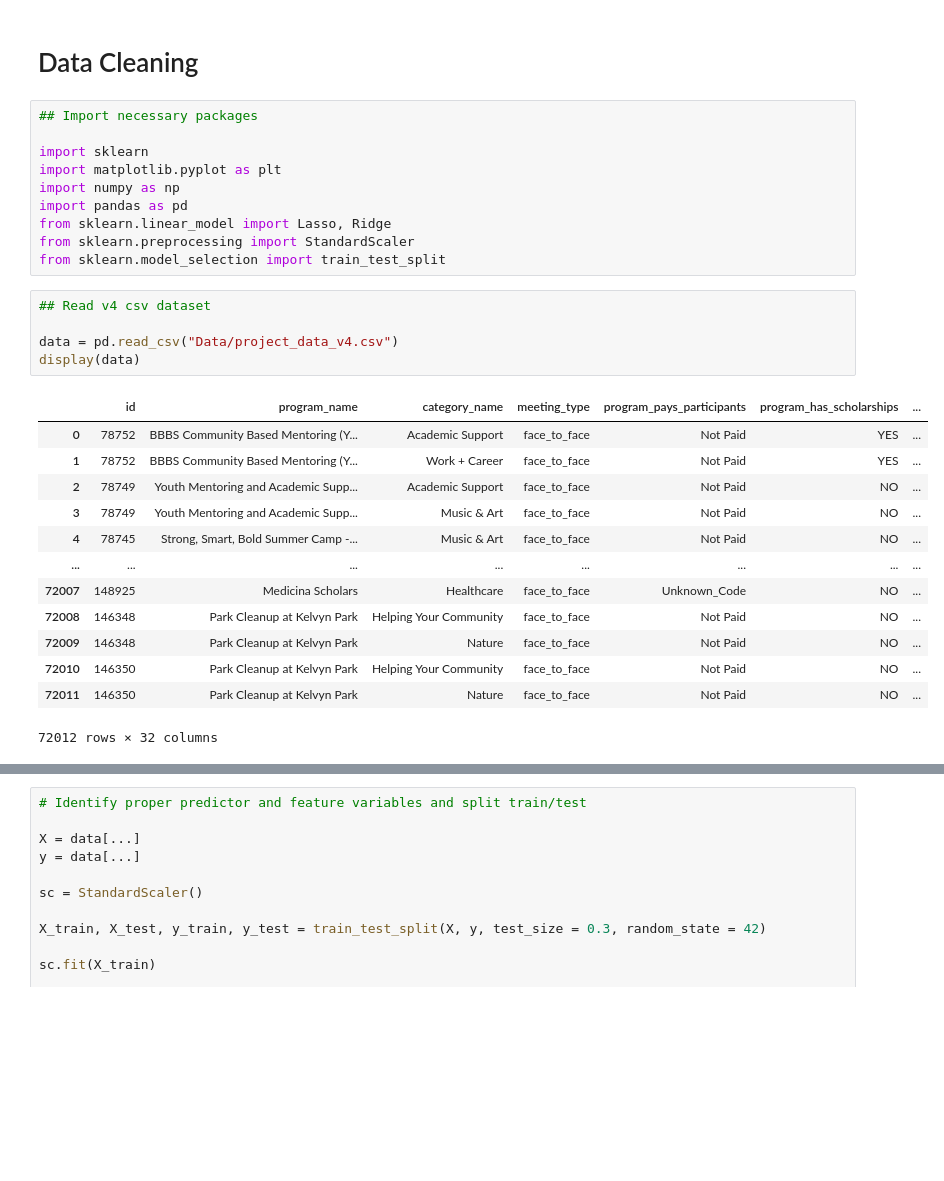
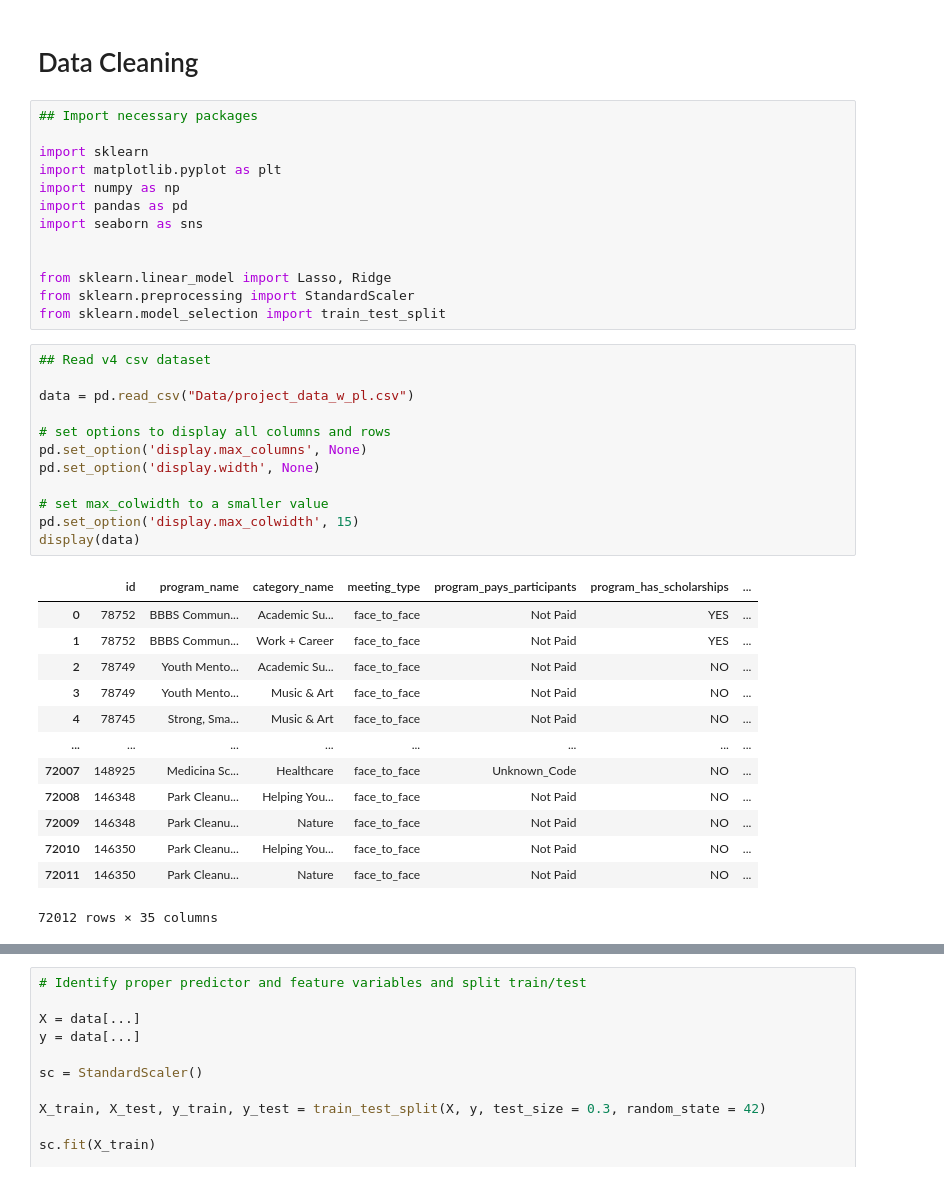
Before and after one commit to bpawlow/Stat390-Project, a Jupyter notebook: Data Cleaning & EDA.ipynb, the cells around one changed output, grey strips where cells are left out. Cells and saved outputs as stored; diff of their text form; blank space fills up the shorter version.

```diff
--- a/Data Cleaning & EDA.ipynb
+++ b/Data Cleaning & EDA.ipynb
@@ -7,28 +7,38 @@ import sklearn
 import matplotlib.pyplot as plt
 import numpy as np
 import pandas as pd
+import seaborn as sns
+
+
 from sklearn.linear_model import Lasso, Ridge
 from sklearn.preprocessing import StandardScaler
 from sklearn.model_selection import train_test_split
 # %%
 ## Read v4 csv dataset
 
-data = pd.read_csv("Data/project_data_v4.csv")
+data = pd.read_csv("Data/project_data_w_pl.csv")
+
+# set options to display all columns and rows
+pd.set_option('display.max_columns', None)
+pd.set_option('display.width', None)
+
+# set max_colwidth to a smaller value
+pd.set_option('display.max_colwidth', 15)
 display(data)
 # %% [output]
 |  | id | program_name | category_name | meeting_type | program_pays_participants | program_has_scholarships | ... |
-| 0 | 78752 | BBBS Community Based Mentoring (Y... | Academic Support | face_to_face | Not Paid | YES | ... |
-| 1 | 78752 | BBBS Community Based Mentoring (Y... | Work + Career | face_to_face | Not Paid | YES | ... |
-| 2 | 78749 | Youth Mentoring and Academic Supp... | Academic Support | face_to_face | Not Paid | NO | ... |
-| 3 | 78749 | Youth Mentoring and Academic Supp... | Music & Art | face_to_face | Not Paid | NO | ... |
-| 4 | 78745 | Strong, Smart, Bold Summer Camp -... | Music & Art | face_to_face | Not Paid | NO | ... |
+| 0 | 78752 | BBBS Commun... | Academic Su... | face_to_face | Not Paid | YES | ... |
+| 1 | 78752 | BBBS Commun... | Work + Career | face_to_face | Not Paid | YES | ... |
+| 2 | 78749 | Youth Mento... | Academic Su... | face_to_face | Not Paid | NO | ... |
+| 3 | 78749 | Youth Mento... | Music & Art | face_to_face | Not Paid | NO | ... |
+| 4 | 78745 | Strong, Sma... | Music & Art | face_to_face | Not Paid | NO | ... |
 | ... | ... | ... | ... | ... | ... | ... | ... |
-| 72007 | 148925 | Medicina Scholars | Healthcare | face_to_face | Unknown_Code | NO | ... |
-| 72008 | 146348 | Park Cleanup at Kelvyn Park | Helping Your Community | face_to_face | Not Paid | NO | ... |
-| 72009 | 146348 | Park Cleanup at Kelvyn Park | Nature | face_to_face | Not Paid | NO | ... |
-| 72010 | 146350 | Park Cleanup at Kelvyn Park | Helping Your Community | face_to_face | Not Paid | NO | ... |
-| 72011 | 146350 | Park Cleanup at Kelvyn Park | Nature | face_to_face | Not Paid | NO | ... |
+| 72007 | 148925 | Medicina Sc... | Healthcare | face_to_face | Unknown_Code | NO | ... |
+| 72008 | 146348 | Park Cleanu... | Helping You... | face_to_face | Not Paid | NO | ... |
+| 72009 | 146348 | Park Cleanu... | Nature | face_to_face | Not Paid | NO | ... |
+| 72010 | 146350 | Park Cleanu... | Helping You... | face_to_face | Not Paid | NO | ... |
+| 72011 | 146350 | Park Cleanu... | Nature | face_to_face | Not Paid | NO | ... |
-72012 rows × 32 columns
+72012 rows × 35 columns
 # %%
 #Flatten dataset to only contain unique observations
 
```
Also changed, not shown: parts of 21 cells of this notebook, 1 other file.
